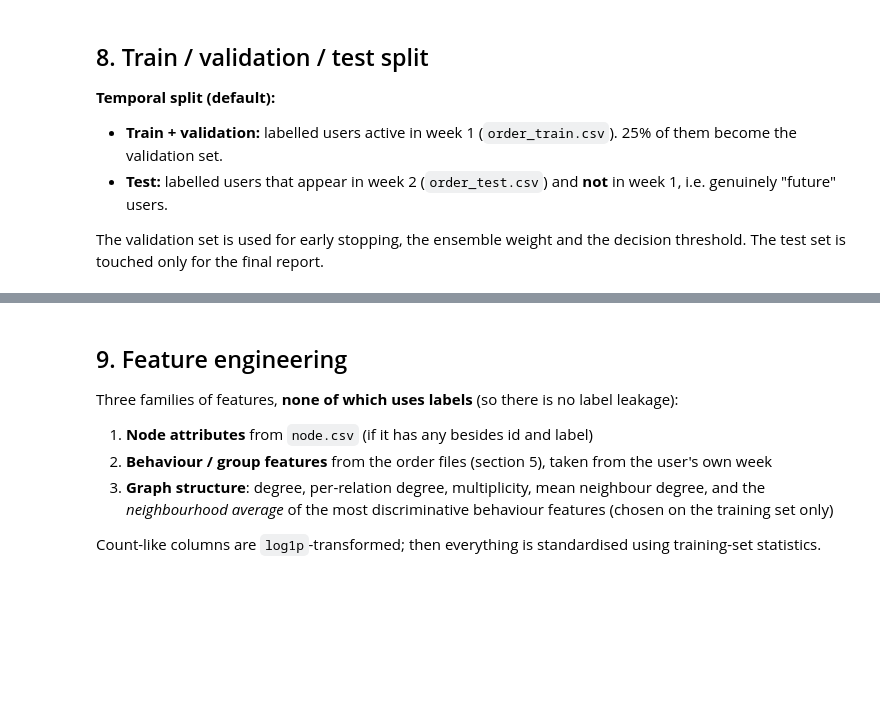
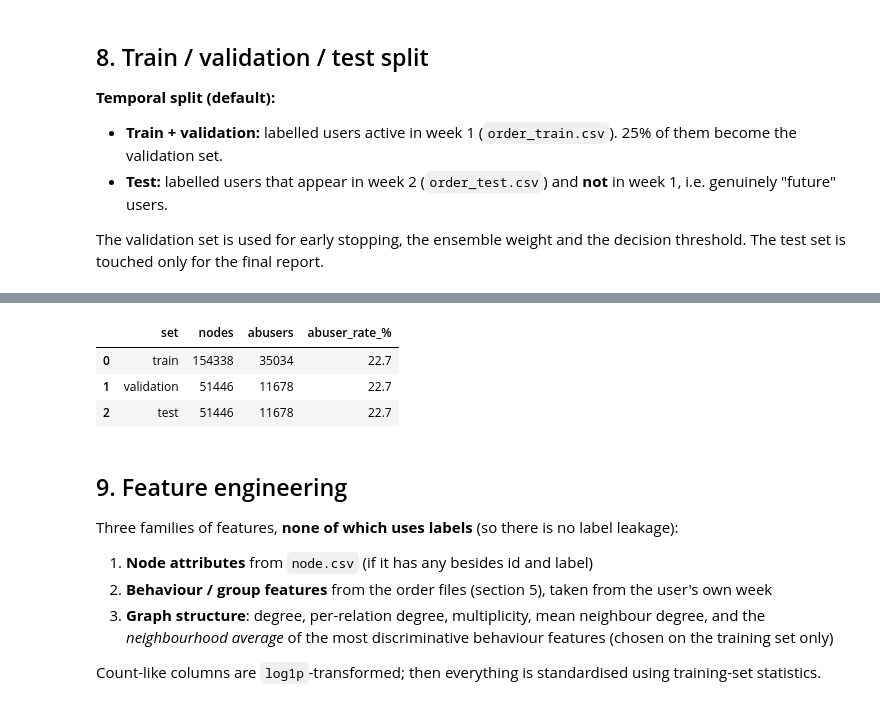
Before and after one commit to paradox-shivansh/Public_offer_Abuse, a Jupyter notebook: promotion_abuse.ipynb, the cells around one changed output, grey strips where cells are left out. Drawn from its saved outputs; the diff is of its cells as text; code cells hidden in the pictures; blank space fills up the shorter version.

```diff
--- a/promotion_abuse.ipynb
+++ b/promotion_abuse.ipynb
@@ -668,14 +799,21 @@ if mode != SPLIT_MODE:
 if mode == "temporal":
     test_pool = np.where(labeled & tx_test_active & ~tx_train_active)[0]
     train_pool = np.where(labeled & tx_train_active)[0]
-    overlap = int((labeled & tx_test_active & tx_train_active).sum())
-    print(f"Labelled users active in both weeks (kept in TRAIN only, to avoid leakage): {overlap:,}")
-    if (y[test_pool] == 1).sum() < 20:
-        print("WARNING: very few abusers appear only in the test week; test metrics will be noisy.")
-    tr_idx, va_idx = train_test_split(train_pool, test_size=VAL_FRAC_OF_TRAIN, stratify=y[train_pool],
-                                      random_state=SEED)
-    te_idx = test_pool
-else:
+    test_abusers = int((y[test_pool] == 1).sum())
+    if test_abusers < 3:
+        print(f"WARNING: temporal test pool has only {test_abusers} abusers; falling back to a stratified random split. "
+              "Use more nodes/transaction rows for a temporal evaluation.")
+        mode = "random"
+    else:
+        overlap = int((labeled & tx_test_active & tx_train_active).sum())
+        print(f"Labelled users active in both weeks (kept in TRAIN only, to avoid leakage): {overlap:,}")
+        if test_abusers < 20:
+            print("WARNING: very few abusers appear only in the test week; test metrics will be noisy.")
+        tr_idx, va_idx = train_test_split(train_pool, test_size=VAL_FRAC_OF_TRAIN, stratify=y[train_pool],
+                                          random_state=SEED)
+        te_idx = test_pool
+
+if mode == "random":
     lab_idx = np.where(labeled)[0]
     tr_idx, tmp = train_test_split(lab_idx, train_size=TRAIN_FRAC, stratify=y[lab_idx], random_state=SEED)
     va_idx, te_idx = train_test_split(tmp, train_size=VAL_FRAC / (1 - TRAIN_FRAC), stratify=y[tmp],
@@ -684,7 +822,7 @@ else:
 for name, idx in [("train", tr_idx), ("validation", va_idx), ("test", te_idx)]:
     if len(idx) == 0 or (y[idx] == 1).sum() < 3:
         raise ValueError(f"The {name} set has too few abusers ({(y[idx] == 1).sum()}). "
-                         "Increase MAX_NODES / TX_MAX_ROWS, or set SPLIT_MODE='random'.")
+                         "Increase MAX_NODES / TX_MAX_ROWS; random splitting is already enabled if the temporal test pool was too small.")
 
 split_table = pd.DataFrame({
     "set": ["train", "validation", "test"],
@@ -698,3 +836,4 @@ display(split_table)
 is_test_week = np.zeros(N, dtype=bool)
 if mode == "temporal":
     is_test_week[te_idx] = True
+# %% [output]
@@ -701,3 +842,7 @@ if mode == "temporal":
+|  | set | nodes | abusers | abuser_rate_% |
+| 0 | train | 154338 | 35034 | 22.7 |
+| 1 | validation | 51446 | 11678 | 22.7 |
+| 2 | test | 51446 | 11678 | 22.7 |
 # %% [markdown]
 ## 9. Feature engineering
 
```
Also changed, not shown: parts of 20 cells of this notebook.
